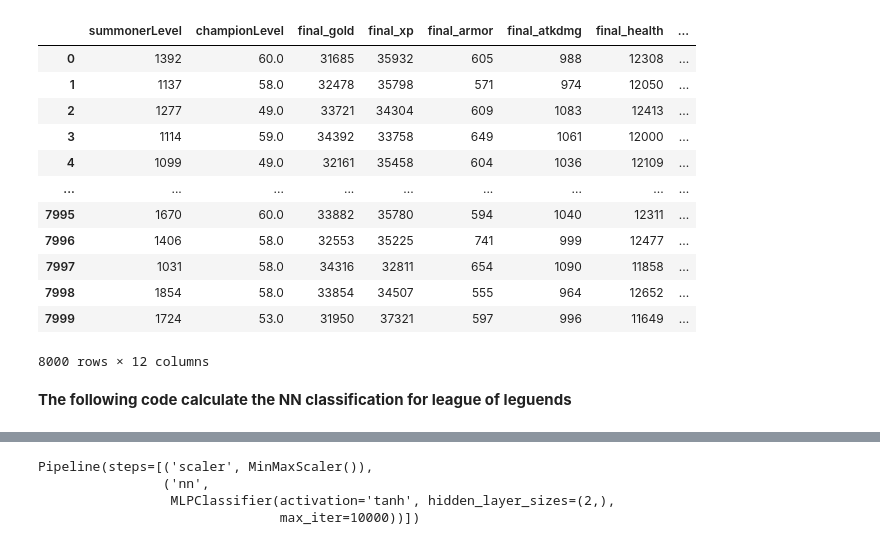
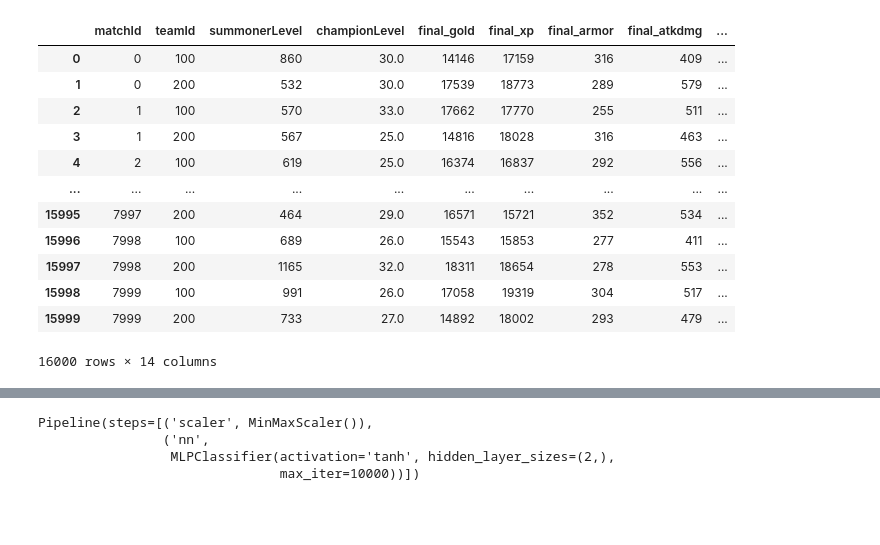
Before and after one commit to nss-data-science-cohort-6/kaggle_lol-elden-ring, a Jupyter notebook: notebooks/AC_prediction_models.ipynb, the cells around one changed output, grey strips where cells are left out. Saved outputs shown, nothing was run; the diff lists cells and outputs as text; code cells hidden in the pictures; blank space fills up the shorter version.

```diff
--- a/notebooks/AC_prediction_models.ipynb
+++ b/notebooks/AC_prediction_models.ipynb
@@ -49,46 +49,45 @@ variables = ['summonerLevel', 'championLevel',  'final_gold', 'final_xp', 'final
 X_train = pd.merge(X_train_original, X_train_timeline, how='inner', on=['matchId', 'participantId'])
 X_train = pd.merge(X_train, champion_mastery, how='left', on=['summonerId', 'championId']).fillna(0)
 
 X_train = X_train.sort_values(['matchId', 'participantId'], ascending = [True, True]).reset_index(drop=True)
 
 X_train = (
     X_train
     .groupby(['matchId', 'teamId'])[variables]
     .agg({'summonerLevel': 'max',
           'championLevel': 'sum',
           'final_gold' : 'sum',
           'final_xp': 'sum',
           'final_armor': 'sum',
           'final_atkdmg': 'sum',
           'final_health': 'sum',
           'final_dmgdone': 'sum',
           'final_dmgtaken': 'sum',
           'final_truedmgdone': 'sum',
           'final_truedmgtaken': 'sum',
           'final_lvl': 'sum'})
     .reset_index()
 )
 
 
 #convert_team_values(X_train, variables)
 
-X_train = X_train.groupby('matchId')[variables].sum().reset_index(drop = True)
+
+#X_train = X_train.groupby('matchId')[variables].sum().reset_index(drop = True)
 
 
 X_train
 # %% [output]
-|  | summonerLevel | championLevel | final_gold | final_xp | final_armor | final_atkdmg | final_health | ... |
-| 0 | 1392 | 60.0 | 31685 | 35932 | 605 | 988 | 12308 | ... |
-| 1 | 1137 | 58.0 | 32478 | 35798 | 571 | 974 | 12050 | ... |
-| 2 | 1277 | 49.0 | 33721 | 34304 | 609 | 1083 | 12413 | ... |
-| 3 | 1114 | 59.0 | 34392 | 33758 | 649 | 1061 | 12000 | ... |
-| 4 | 1099 | 49.0 | 32161 | 35458 | 604 | 1036 | 12109 | ... |
-| ... | ... | ... | ... | ... | ... | ... | ... | ... |
-| 7995 | 1670 | 60.0 | 33882 | 35780 | 594 | 1040 | 12311 | ... |
-| 7996 | 1406 | 58.0 | 32553 | 35225 | 741 | 999 | 12477 | ... |
-| 7997 | 1031 | 58.0 | 34316 | 32811 | 654 | 1090 | 11858 | ... |
-| 7998 | 1854 | 58.0 | 33854 | 34507 | 555 | 964 | 12652 | ... |
-| 7999 | 1724 | 53.0 | 31950 | 37321 | 597 | 996 | 11649 | ... |
+|  | matchId | teamId | summonerLevel | championLevel | final_gold | final_xp | final_armor | final_atkdmg | ... |
+| 0 | 0 | 100 | 860 | 30.0 | 14146 | 17159 | 316 | 409 | ... |
+| 1 | 0 | 200 | 532 | 30.0 | 17539 | 18773 | 289 | 579 | ... |
+| 2 | 1 | 100 | 570 | 33.0 | 17662 | 17770 | 255 | 511 | ... |
+| 3 | 1 | 200 | 567 | 25.0 | 14816 | 18028 | 316 | 463 | ... |
+| 4 | 2 | 100 | 619 | 25.0 | 16374 | 16837 | 292 | 556 | ... |
+| ... | ... | ... | ... | ... | ... | ... | ... | ... | ... |
+| 15995 | 7997 | 200 | 464 | 29.0 | 16571 | 15721 | 352 | 534 | ... |
+| 15996 | 7998 | 100 | 689 | 26.0 | 15543 | 15853 | 277 | 411 | ... |
+| 15997 | 7998 | 200 | 1165 | 32.0 | 18311 | 18654 | 278 | 553 | ... |
+| 15998 | 7999 | 100 | 991 | 26.0 | 17058 | 19319 | 304 | 517 | ... |
+| 15999 | 7999 | 200 | 733 | 27.0 | 14892 | 18002 | 293 | 479 | ... |
-8000 rows × 12 columns
+16000 rows × 14 columns
-# %% [markdown]
-**The following code calculate the NN classification for league of leguends**
```
Also changed, not shown: parts of 50 cells of this notebook.
